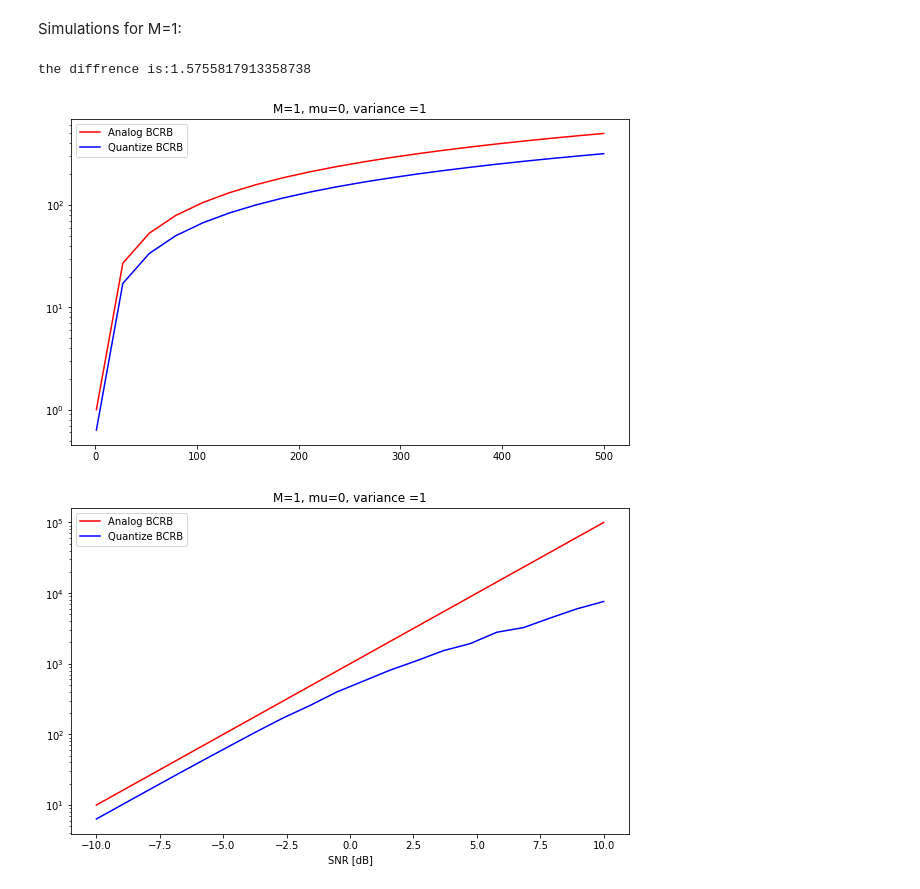
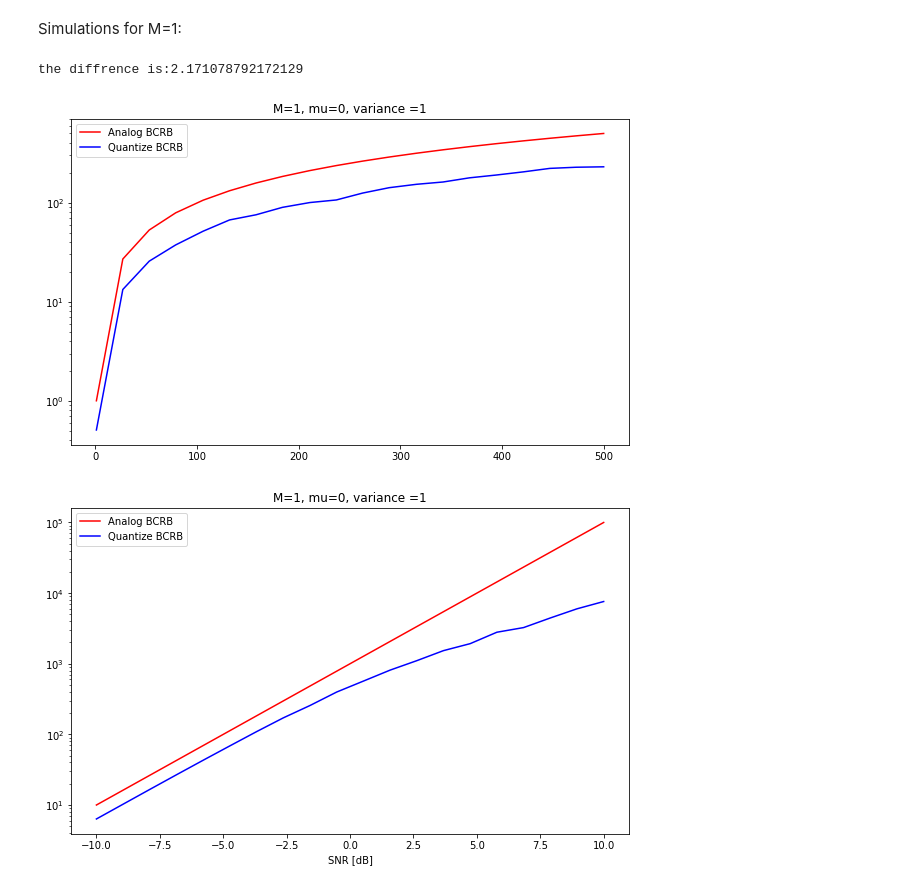
Before and after one commit to mazyaniv/Channel_Estimation, a Jupyter notebook: yaniv.ipynb, the cells around one changed output. Drawn from its saved outputs; the diff is of its cells as text; code cells hidden in the pictures.

```diff
--- a/yaniv.ipynb
+++ b/yaniv.ipynb
@@ -221,0 +246,32 @@ plt.show()
+# %%
+sim = 100
+n_a = [1,2,3,4]
+n_q = [0,0,0,0]
+matrix_const1 = Matrix(n_a[0],n_q[0])
+matrix_const2 = Matrix(n_a[1],n_q[1])
+matrix_const3 = Matrix(n_a[2],n_q[2])
+matrix_const4 = Matrix(n_a[3],n_q[3])
+
+L_Estimator_analytic1 = [MSE_zertothresh_analytic(sigma_space[i],sigma_space[i], n_a[0],n_q[0]) for i in range(len(sigma_space))]
+L_Estimator_analytic2 = [MSE_zertothresh_analytic(sigma_space[i],sigma_space[i], n_a[1],n_q[1]) for i in range(len(sigma_space))]
+L_Estimator_analytic3 = [MSE_zertothresh_analytic(sigma_space[i],sigma_space[i], n_a[2],n_q[2]) for i in range(len(sigma_space))]
+L_Estimator_analytic4 = [MSE_zertothresh_analytic(sigma_space[i],sigma_space[i], n_a[3],n_q[3]) for i in range(len(sigma_space))]
+
+L_Estimator_numerical1 = [MSE_general_numerical(sigma_space[i],sigma_space[i], n_a[0],n_q[0], matrix_const1, sim, epsilon) for i in range(len(sigma_space))]
+L_Estimator_numerical2 = [MSE_general_numerical(sigma_space[i],sigma_space[i], n_a[1],n_q[1], matrix_const2, sim, epsilon) for i in range(len(sigma_space))]
+L_Estimator_numerical3 = [MSE_general_numerical(sigma_space[i],sigma_space[i], n_a[2],n_q[2], matrix_const3, sim, epsilon) for i in range(len(sigma_space))]
+L_Estimator_numerical4 = [MSE_general_numerical(sigma_space[i],sigma_space[i], n_a[3],n_q[3], matrix_const4, sim, epsilon) for i in range(len(sigma_space))]
+######################
+fig = plt.figure(figsize=(10, 6))
+list_of_functions1 = [L_Estimator_analytic1, L_Estimator_analytic2,L_Estimator_analytic3,L_Estimator_analytic4]
+for i in range(len(list_of_functions1)):
+    plt.plot(10*np.log10(1/sigma_space), list_of_functions1[i], color=list_of_colors[i], label='n_a={}, n_q = {}, analytic'.format(n_a[i], n_q[i]))
+list_of_functions2 = [L_Estimator_numerical1, L_Estimator_numerical2,L_Estimator_numerical3,L_Estimator_numerical4]
+for i in range(len(list_of_functions1)):
+    plt.plot(10*np.log10(1/sigma_space), list_of_functions2[i],	'--', color=list_of_colors[i], label='n_a={}, n_q = {}, numerical'.format(n_a[i], n_q[i]))
+plt.title("M={}, mu={}, variance ={}".format(M,mu,round(2*pow(sigma_teta,2))))
+plt.yscale('log')
+plt.xlabel("SNR [dB]")
+plt.legend()
+plt.legend()
+plt.show()
@@ -402,43 +415,43 @@ plt.show()
 Simulations for M=1:
 # %%
 def CRB_observ(sigma, n,matrix, observ=sim):
-    teta_samp = samp_teta(observ)/10 #TODO - why /10
-    g_teta = matrix @ teta_samp
+    teta_samp = samp_teta(observ)
+    g_teta = matrix@teta_samp
     G_normal = matrix/math.sqrt(rho_q)
 
     zeta_real = ((math.sqrt(2)/sigma)*(g_teta.real))
 
     zeta_im = ((math.sqrt(2)/sigma)*(g_teta.imag))
     pdf_real = norm.pdf(zeta_real)
     pdf_im = norm.pdf(zeta_im)
     d_vec = np.divide(np.power(pdf_real, 2), np.multiply( norm.cdf(zeta_real), (norm.cdf(-zeta_real)))) + \
             np.divide(np.power(pdf_im, 2), np.multiply(norm.cdf(zeta_im), (norm.cdf(-zeta_im))))
-    d = np.mean(d_vec,1)#(4/math.pi)*np.ones((np.shape(np.mean(d_vec, axis=1))))
+    d = np.mean(d_vec,1)# converge to 1
 
     my_vector = [(rho_q*d[i])/(2*pow(sigma, 2))*G_normal[i].reshape(M,1).conjugate()*G_normal[i].reshape(M,1).transpose() for  i in range(len(d))]
     J2 = np.sum(my_vector,axis=0)
     J1 = (rho_a*n/pow(sigma, 2))*np.identity(M)
 
-    return J1,J2
-
+    return J1,J2 #d
+#CRB_observ(1, 40,Matrix(40,40)[0], 100)
 sim_observ = 100
 n_list = np.linspace(1, 500, 20, dtype=int)
 CRB = [CRB_observ(1,n_list[i],Matrix(n_list[i],n_list[i])[0],sim_observ) for i in range(len(n_list))] #no quantize
 CRB_a = np.squeeze(np.array(CRB)[:,0])
 CRB_q = np.squeeze(np.array(CRB)[:,1])
 ######################
 fig = plt.figure(figsize=(10, 6))
 plt.plot(n_list,CRB_a , color="red", label='Analog BCRB')
 plt.plot(n_list,CRB_q , color="blue", label='Quantize BCRB')
 
 print("the diffrence is:{}".format(CRB_a[-1].real/CRB_q[-1].real))
 #print("the diffrence is:{} dB".format(10*np.log10(CRB_a[-1]/CRB_q[-1]).real))
 plt.title("M={}, mu={}, variance ={}".format(M,mu,round(2*pow(sigma_teta,2))))
 plt.yscale('log')
 plt.legend()
 plt.legend()
 plt.show()
 # %% [output]
-the diffrence is:1.5755817913358738
+the diffrence is:2.171078792172129
-[figure, old version]
+[figure, new version]
 # %%
```
Also changed, not shown: parts of 15 cells of this notebook.
